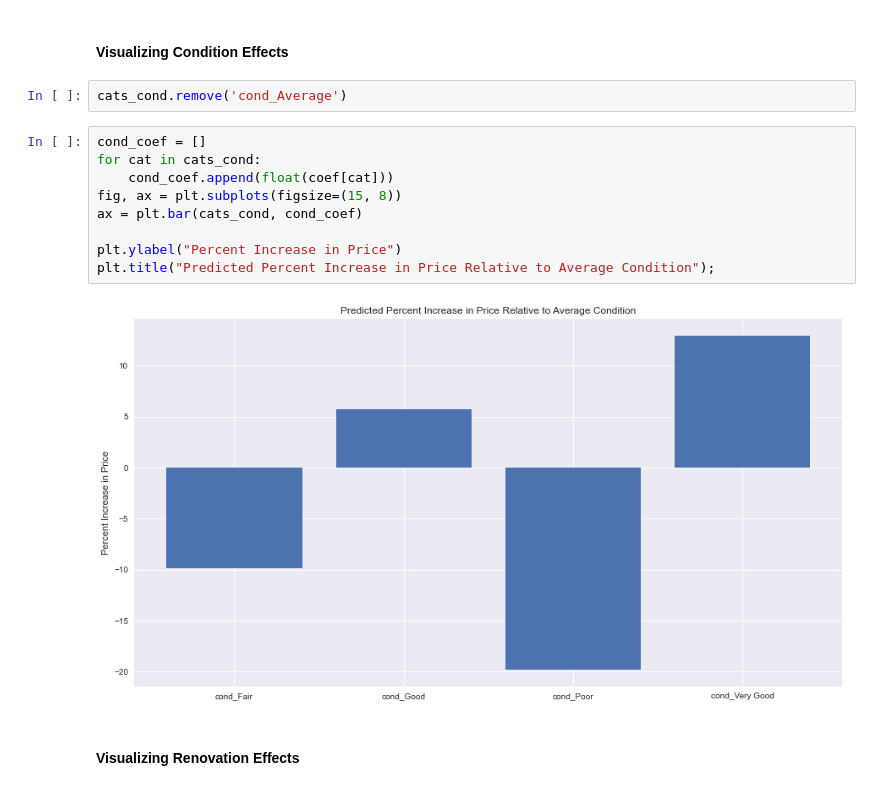
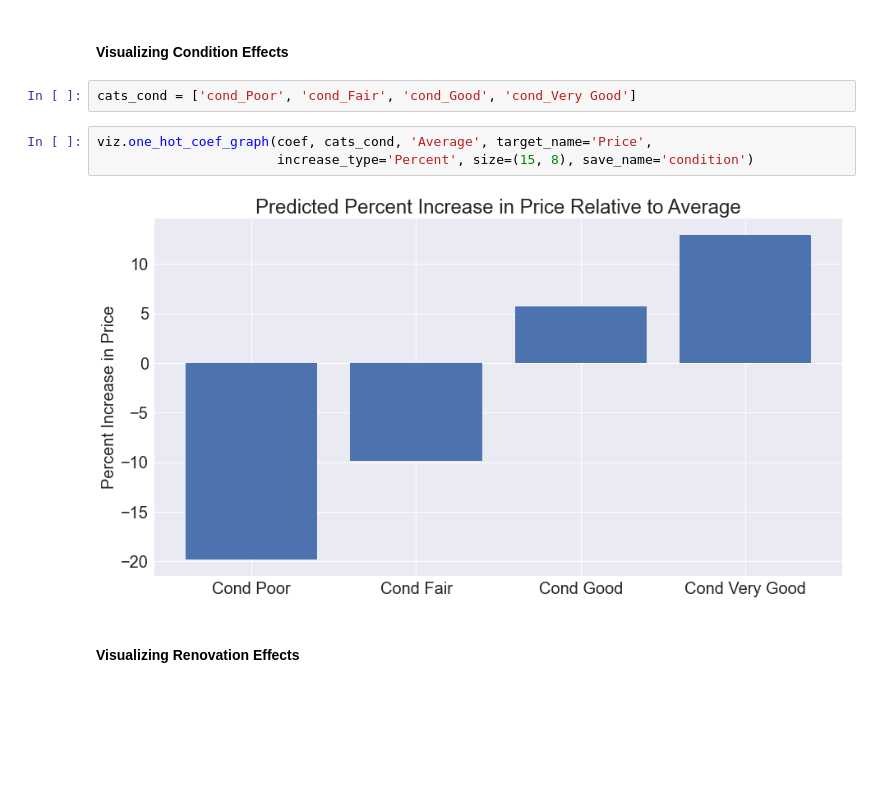
Before and after one commit to nonlocal-lia/King-County-Housing-Analysis, a Jupyter notebook: king_county_housing_analysis.ipynb, the cells around one changed output. Cells and saved outputs as stored; diff of their text form; blank space fills up the shorter version.

```diff
--- a/king_county_housing_analysis.ipynb
+++ b/king_county_housing_analysis.ipynb
@@ -1172,18 +1174,12 @@ plt.title("Predicted Percent Increase in Price Relative to Grade 4");
 # %% [markdown]
 #### Visualizing Condition Effects
-# %%
-cats_cond.remove('cond_Average')
-# %%
-cond_coef = []
-for cat in cats_cond:
-    cond_coef.append(float(coef[cat]))
-fig, ax = plt.subplots(figsize=(15, 8))
-ax = plt.bar(cats_cond, cond_coef)
-
-plt.ylabel("Percent Increase in Price")
-plt.title("Predicted Percent Increase in Price Relative to Average Condition");
-# %% [output]
-[figure, removed]
+# %%
+cats_cond = ['cond_Poor', 'cond_Fair', 'cond_Good', 'cond_Very Good']
+# %%
+viz.one_hot_coef_graph(coef, cats_cond, 'Average', target_name='Price',
+                       increase_type='Percent', size=(15, 8), save_name='condition')
+# %% [output]
+[figure, added]
 # %% [markdown]
 #### Visualizing Renovation Effects
 # %%
```
Also changed, not shown: parts of 34 cells of this notebook, 2 other files.
